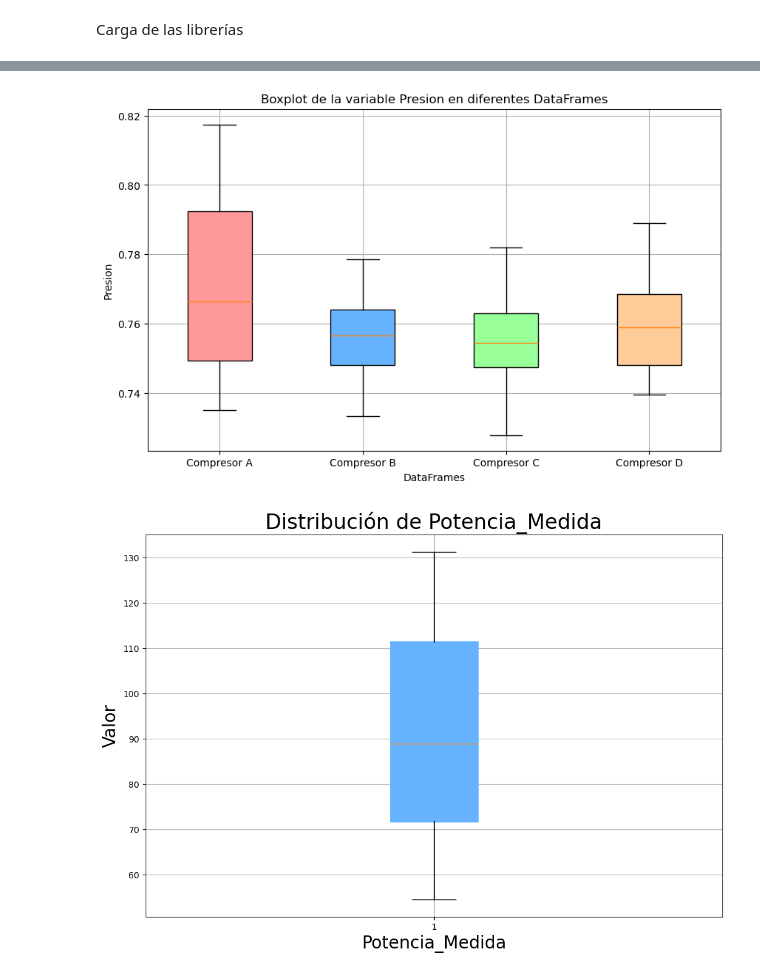
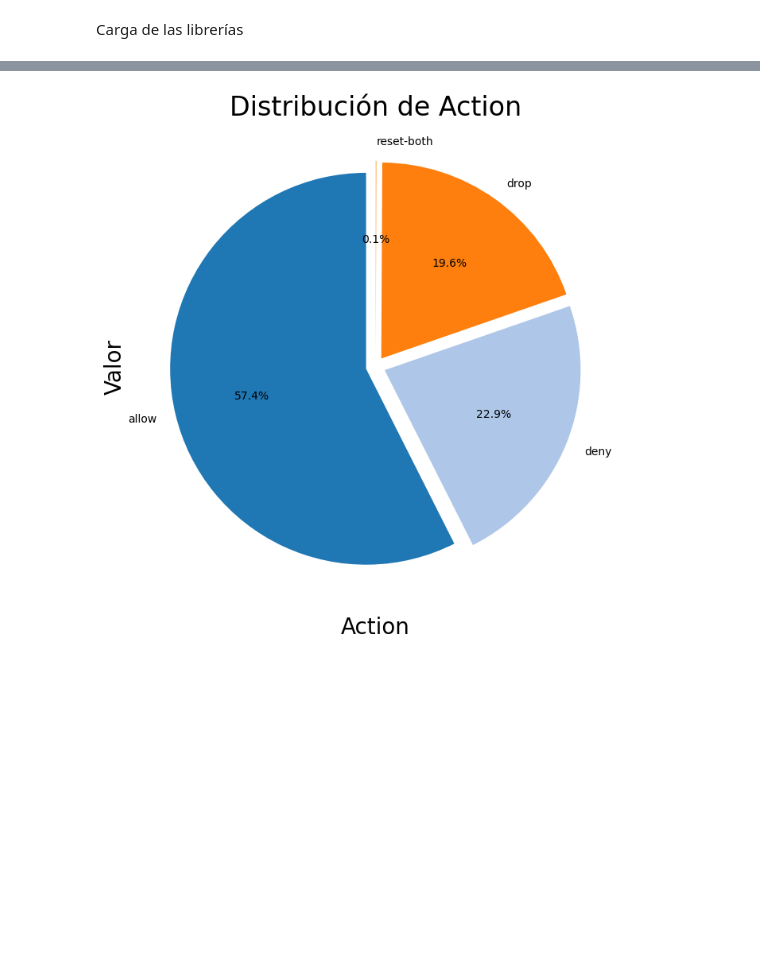
Before and after one commit to mariamelenddezz/R8_Naranja, a Jupyter notebook: Big_Data/telebot.ipynb, the cells around one changed output, grey strips where cells are left out. Saved outputs shown, nothing was run; the diff lists cells and outputs as text; code cells hidden in the pictures; blank space fills up the shorter version.

```diff
--- a/Big_Data/telebot.ipynb
+++ b/Big_Data/telebot.ipynb
@@ -72,21 +20,21 @@ bot = telebot.TeleBot(TOKEN)
 
 ####################################################### Comando (Consultas) ##############################################################################
 
-# params = dict()
+params = dict()
 
-# @bot.message_handler(commands=["count"])
-# def consultar(message):
-#     if len(message.text.split(" ")) < 2:
-#         bot.reply_to(message, "Por favor, proporcione el nombre del índice.")
-#         return
+@bot.message_handler(commands=["count"])
+def consultar(message):
+    if len(message.text.split(" ")) < 2:
+        bot.reply_to(message, "Por favor, proporcione el nombre del índice.")
+        return
 
-#     index_name = message.text.split(" ")[1]
-#     try:
-#         count = client.count(index=index_name)['count']
-#         bot.reply_to(message, f"El índice {index_name} contiene {count} documentos.")
-#     except ValueError as e:
-#         bot.reply_to(message, f"Error al obtener la cantidad de documentos del índice {index_name}: {e}")
-#         # poner que si no encuentra el indice o hay algun error algun mensaje de respuesta
+    index_name = message.text.split(" ")[1]
+    try:
+        count = client.count(index=index_name)['count']
+        bot.reply_to(message, f"El índice {index_name} contiene {count} documentos.")
+    except ValueError as e:
+        bot.reply_to(message, f"Error al obtener la cantidad de documentos del índice {index_name}: {e}")
+        poner que si no encuentra el indice o hay algun error algun mensaje de respuesta
 
 
 ####################################################### Comando (Grafico) ##############################################################################
@@ -132,21 +80,39 @@ def seleccion(message):
 
 def variable_firewall(message):
     markup = ReplyKeyboardMarkup(one_time_keyboard=True, resize_keyboard=True, input_field_placeholder="Selecciona una variable para realizar el gráfico de distribución")
-    markup.add("Bytes", "Bytes Sent", "Bytes Received", "Packets", "Elapsed Time (sec)")
+    markup.add("Bytes", "Bytes Sent", "Bytes Received", "Packets", "Elapsed Time (sec)", "Action")
     msg = bot.send_message(message.chat.id, "Selecciona una variable para realizar el gráfico", reply_markup=markup)
     bot.register_next_step_handler(msg, validar_variable_firewall)
 
 def validar_variable_firewall(message):
     global variable
     variable = message.text
-    opciones_validas = ["Bytes", "Bytes Sent", "Bytes Received", "Packets", "Elapsed Time (sec)"]
+    opciones_validas = ["Bytes", "Bytes Sent", "Bytes Received", "Packets", "Action", "Elapsed Time (sec)"]
 
     if variable in opciones_validas:
-        seleccionar_tipo_grafico(message)
+        if variable == "Action":
+            grafico_pie(message)
+        else:
+            seleccionar_tipo_grafico(message)
     else:
         error_msg = "Parece que no has seleccionado una variable disponible. Prueba a seleccionar una de las siguientes opciones: Bytes, Bytes Sent, Bytes Received, Packets o Elapsed Time (sec)"
         bot.send_message(message.chat.id, error_msg)
         variable_firewall(message)
+
+def grafico_pie(message):
+        df_firewall_Action = df_firewall["Action"].value_counts()
+        fig, ax = plt.subplots(figsize=(12, 8))
+        colors = plt.cm.tab20.colors  # Colores para el gráfico
+        explode = [0.05] * len(df_firewall_Action)  # Destacar las porciones del gráfico
+        ax.pie(df_firewall_Action, labels=df_firewall_Action.index, autopct='%1.1f%%', startangle=90, colors=colors, explode=explode)
+        ax.set_xlabel(variable, fontdict={"fontsize": 20})
+        ax.set_ylabel('Valor', fontdict={"fontsize": 20})
+        ax.set_title(f"Distribución de {variable}", fontdict={"fontsize": 24})
+        ax.grid(True)
+        fig.savefig("temp.png")
+        binary = InputFile(open("temp.png", "rb"))
+        bot.send_photo(message.chat.id, photo=binary)
+
 
 def seleccionar_tipo_grafico(message):
     markup = ReplyKeyboardMarkup(one_time_keyboard=True, resize_keyboard=True, input_field_placeholder="Selecciona un tipo de gráfico")
@@ -288,32 +254,31 @@ def graficado_compresor(message):
                 box.set(color='#66B2FF', linewidth=2)
 
             # Cambiar el color y el estilo de los markers
             for flier in bp['fliers']:
                 flier.set(marker='^', markerfacecolor='#66B2FF', alpha=0.5)
 
             ax.set_xlabel(f"{variable}", fontdict={"fontsize": 20})
             ax.set_ylabel('Valor', fontdict={"fontsize": 20})
             ax.set_title(f"Distribución de {variable}", fontdict={"fontsize": 24})
             ax.grid(True)
             fig.savefig("temp.png")
             binary = InputFile(open("temp.png", "rb"))
             bot.send_photo(message.chat.id, photo=binary)
 
         elif grafico == "Histograma":
             fig = plt.figure(figsize=(16, 16))
             ax = fig.add_subplot()
             ax.hist(df[variable])
             ax.set_xlabel(f"{variable}", fontdict={"fontsize": 30})
             ax.set_ylabel('Frecuencia', fontdict={"fontsize": 30})
             ax.set_title(f"Distribución de {variable}", fontdict={"fontsize": 40})
             fig.savefig("temp.png")
             binary = InputFile(open("temp.png", "rb"))
             bot.send_photo(message.chat.id, photo=binary)
 
 
 
 # Ejecutar el bot
 bot.polling()  # Descomenta esto para que el bot empiece a escuchar
 # %% [output]
-[figure, old version]
+[figure, new version]
-[figure, removed]
```
Also changed, not shown: parts of 1 cell of this notebook, 3 other files.
